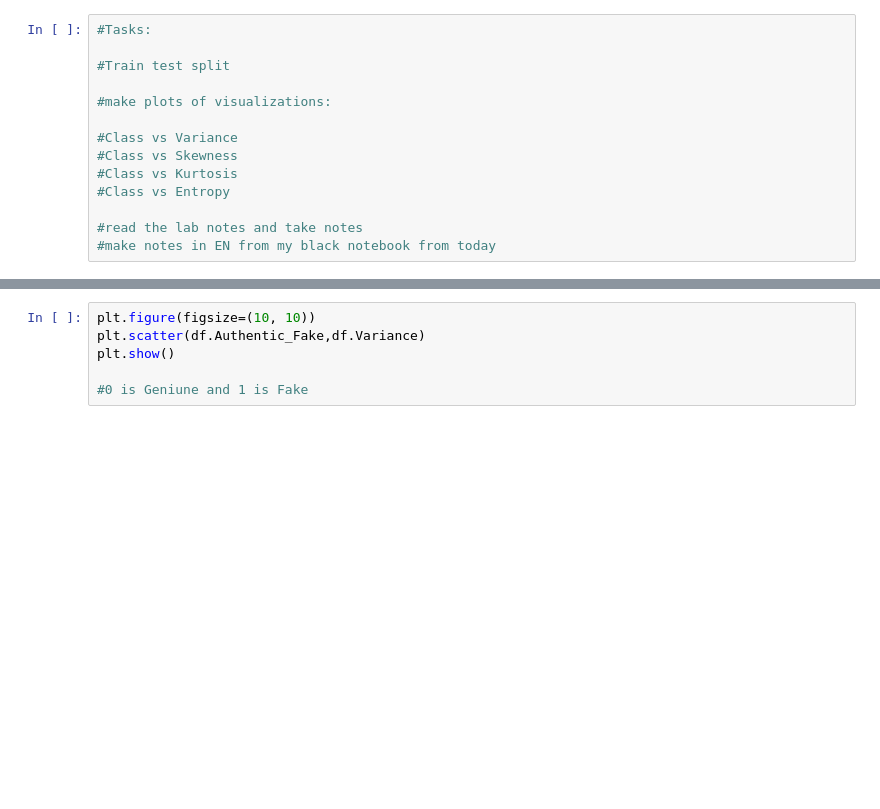
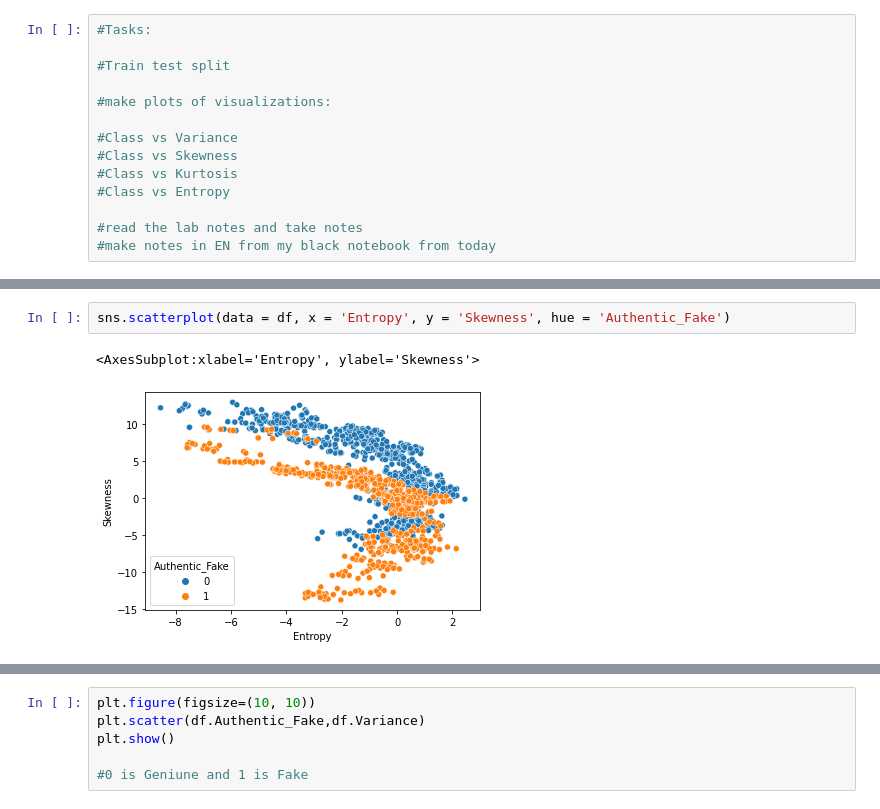
Before and after one commit to daniellejenkins17/Banknote_Classification_Real_Or_Fake, a Jupyter notebook: Banknote Day 1.ipynb, the cells around one changed output, grey strips where cells are left out. Saved outputs shown, nothing was run; the diff lists cells and outputs as text; blank space fills up the shorter version.

Commit message:
Made graphs and Logistic Regression Baseline Model

```diff
--- a/Banknote Day 1.ipynb
+++ b/Banknote Day 1.ipynb
@@ -158,0 +186,5 @@ sns.scatterplot(data = df, x = 'Entropy', y = 'Kurtosis', hue = 'Authentic_Fake'
+# %%
+sns.scatterplot(data = df, x = 'Entropy', y = 'Skewness', hue = 'Authentic_Fake')
+# %% [output]
+<AxesSubplot:xlabel='Entropy', ylabel='Skewness'>
+[figure, added]
```
Also changed, not shown: parts of 33 cells of this notebook, 1 other file.
